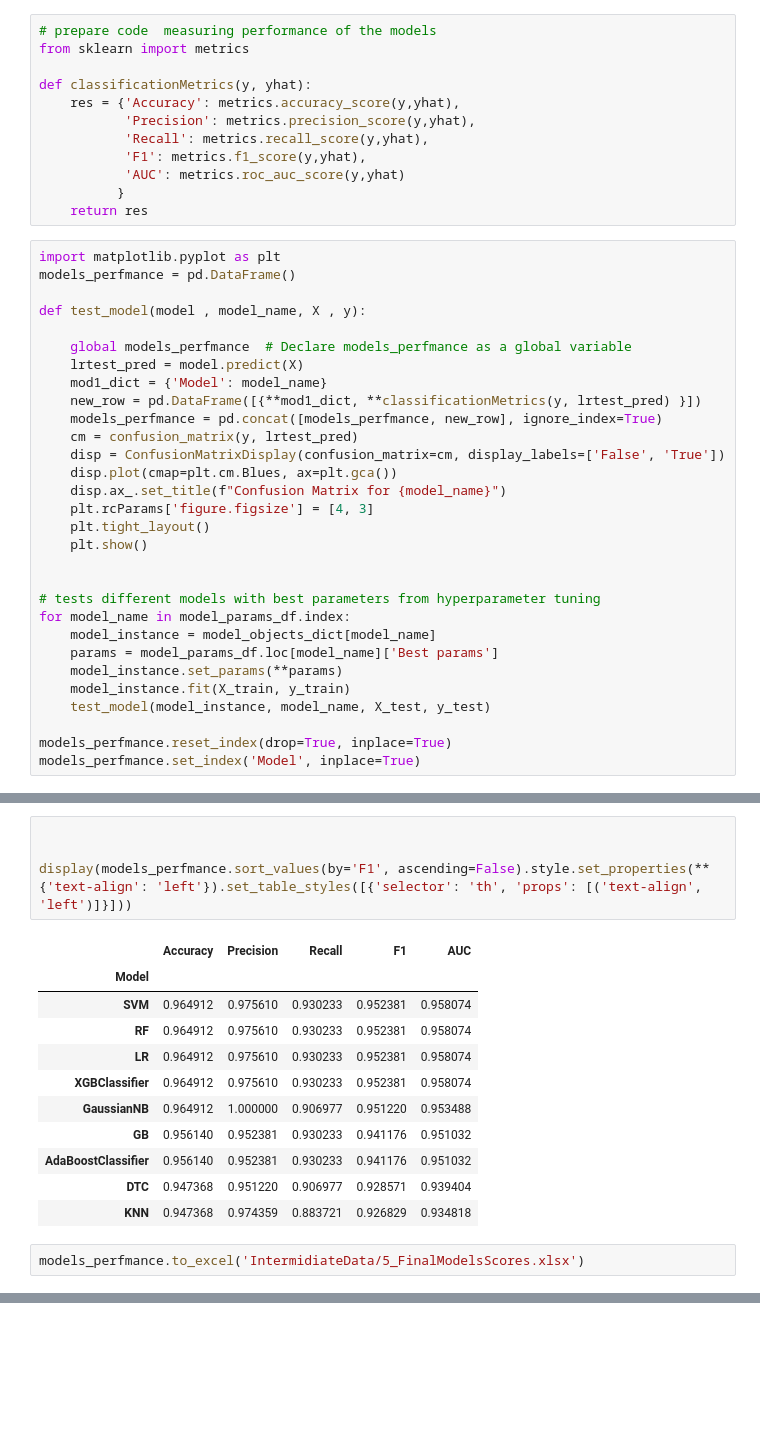
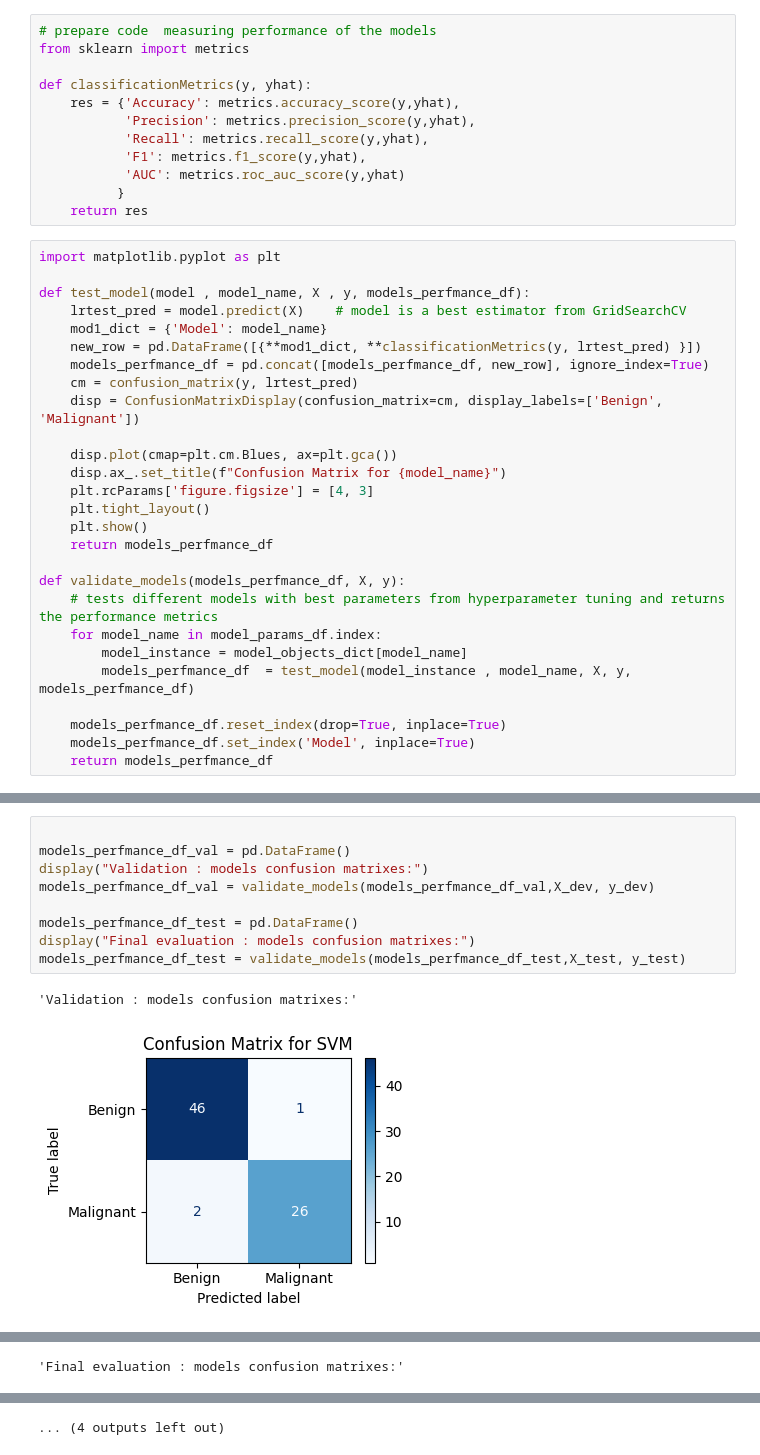
Before and after one commit to lmanov1/CancerPrediction, a Jupyter notebook: 5_ModelTraining.ipynb, the cells around one changed output, grey strips where cells are left out. Drawn from its saved outputs; the diff is of its cells as text; blank space fills up the shorter version.

```diff
--- a/5_ModelTraining.ipynb
+++ b/5_ModelTraining.ipynb
@@ -248,31 +226,28 @@ def classificationMetrics(y, yhat):
     return res
 # %%
 import matplotlib.pyplot as plt
-models_perfmance = pd.DataFrame()
 
-def test_model(model , model_name, X , y):
-
-    global models_perfmance  # Declare models_perfmance as a global variable
-    lrtest_pred = model.predict(X)
+def test_model(model , model_name, X , y, models_perfmance_df):
+    lrtest_pred = model.predict(X)    # model is a best estimator from GridSearchCV
     mod1_dict = {'Model': model_name}
     new_row = pd.DataFrame([{**mod1_dict, **classificationMetrics(y, lrtest_pred) }])
-    models_perfmance = pd.concat([models_perfmance, new_row], ignore_index=True)
+    models_perfmance_df = pd.concat([models_perfmance_df, new_row], ignore_index=True)
     cm = confusion_matrix(y, lrtest_pred)
-    disp = ConfusionMatrixDisplay(confusion_matrix=cm, display_labels=['False', 'True'])
+    disp = ConfusionMatrixDisplay(confusion_matrix=cm, display_labels=['Benign', 'Malignant'])
+
     disp.plot(cmap=plt.cm.Blues, ax=plt.gca())
     disp.ax_.set_title(f"Confusion Matrix for {model_name}")
     plt.rcParams['figure.figsize'] = [4, 3]
     plt.tight_layout()
     plt.show()
+    return models_perfmance_df
 
+def validate_models(models_perfmance_df, X, y):
+    # tests different models with best parameters from hyperparameter tuning and returns the performance metrics
+    for model_name in model_params_df.index:
+        model_instance = model_objects_dict[model_name]
+        models_perfmance_df  = test_model(model_instance , model_name, X, y, models_perfmance_df)
 
-# tests different models with best parameters from hyperparameter tuning
-for model_name in model_params_df.index:
-    model_instance = model_objects_dict[model_name]
-    params = model_params_df.loc[model_name]['Best params']
-    model_instance.set_params(**params)
-    model_instance.fit(X_train, y_train)
-    test_model(model_instance, model_name, X_test, y_test)
-
-models_perfmance.reset_index(drop=True, inplace=True)
-models_perfmance.set_index('Model', inplace=True)
+    models_perfmance_df.reset_index(drop=True, inplace=True)
+    models_perfmance_df.set_index('Model', inplace=True)
+    return models_perfmance_df
@@ -296,18 +261,12 @@ SVC has best scores - highest accuracy , precision , F1 and recall
-# %%
-
-
-display(models_perfmance.sort_values(by='F1', ascending=False).style.set_properties(**{'text-align': 'left'}).set_table_styles([{'selector': 'th', 'props': [('text-align', 'left')]}]))
-# %% [output]
-|  | Accuracy | Precision | Recall | F1 | AUC |
-| Model |  |  |  |  |  |
-| SVM | 0.964912 | 0.975610 | 0.930233 | 0.952381 | 0.958074 |
-| RF | 0.964912 | 0.975610 | 0.930233 | 0.952381 | 0.958074 |
-| LR | 0.964912 | 0.975610 | 0.930233 | 0.952381 | 0.958074 |
-| XGBClassifier | 0.964912 | 0.975610 | 0.930233 | 0.952381 | 0.958074 |
-| GaussianNB | 0.964912 | 1.000000 | 0.906977 | 0.951220 | 0.953488 |
-| GB | 0.956140 | 0.952381 | 0.930233 | 0.941176 | 0.951032 |
-| AdaBoostClassifier | 0.956140 | 0.952381 | 0.930233 | 0.941176 | 0.951032 |
-| DTC | 0.947368 | 0.951220 | 0.906977 | 0.928571 | 0.939404 |
-| KNN | 0.947368 | 0.974359 | 0.883721 | 0.926829 | 0.934818 |
-# %%
-models_perfmance.to_excel('IntermidiateData/5_FinalModelsScores.xlsx')
+# %%
+
+models_perfmance_df_val = pd.DataFrame()
+display("Validation : models confusion matrixes:")
+models_perfmance_df_val = validate_models(models_perfmance_df_val,X_dev, y_dev)
+
+models_perfmance_df_test = pd.DataFrame()
+display("Final evaluation : models confusion matrixes:")
+models_perfmance_df_test = validate_models(models_perfmance_df_test,X_test, y_test)
+# %% [output]
+'Validation : models confusion matrixes:'
+[figure, added]
@@ -313,0 +279 @@ models_perfmance.to_excel('IntermidiateData/5_FinalModelsScores.xlsx')
+'Final evaluation : models confusion matrixes:'
@@ -313,0 +283 @@ models_perfmance.to_excel('IntermidiateData/5_FinalModelsScores.xlsx')
+... (4 outputs left out)
```
Also changed, not shown: parts of 17 cells of this notebook, 2 other files.
